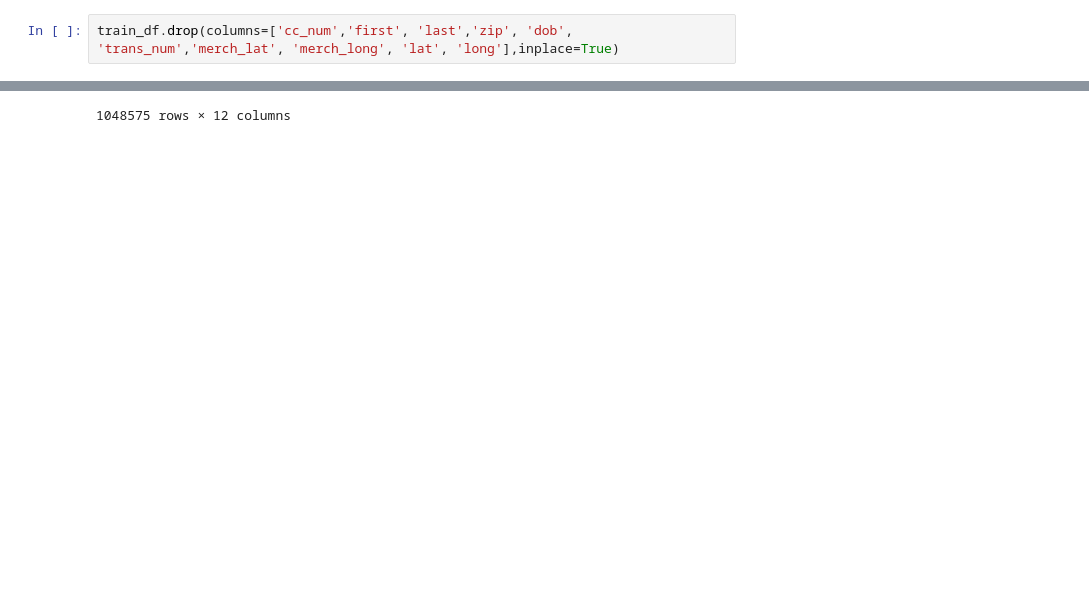
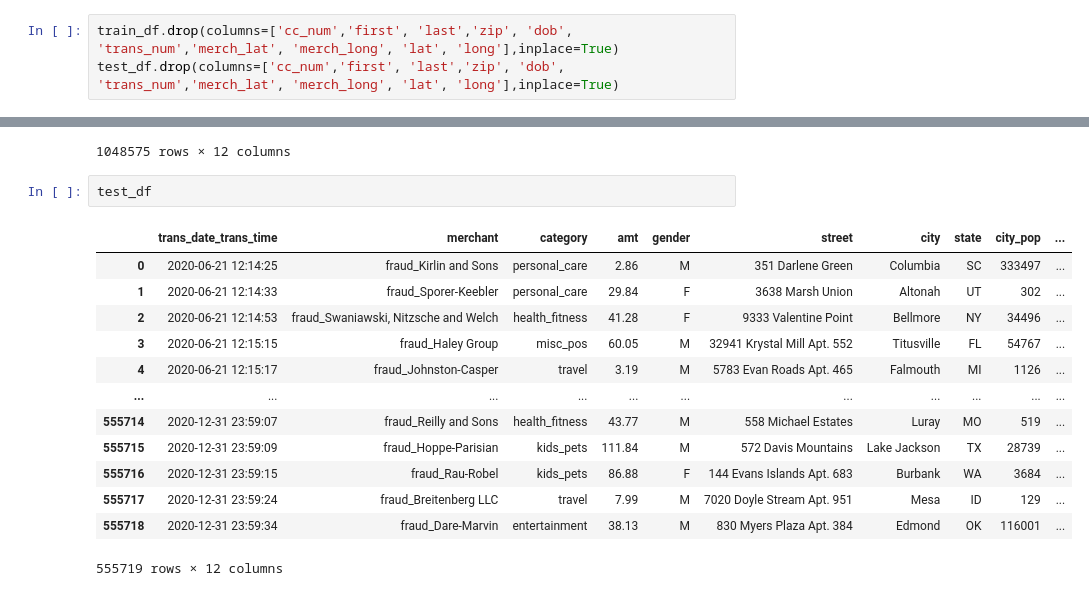
Before and after one commit to SUSHANT-REGMI/CodSoft, a Jupyter notebook: Credit Card Fraud Detection/CreditCardFraudDetection.ipynb, the cells around one changed output, grey strips where cells are left out. Drawn from its saved outputs; the diff is of its cells as text; blank space fills up the shorter version.

```diff
--- a/Credit Card Fraud Detection/CreditCardFraudDetection.ipynb
+++ b/Credit Card Fraud Detection/CreditCardFraudDetection.ipynb
@@ -82,6 +83,7 @@ print(train_df.duplicated().sum())
 #### There are way too many unnecessary attributes in the dataset, so we'll remove all of them at first before visualizing
 # %%
 train_df.drop(columns=['cc_num','first', 'last','zip', 'dob', 'trans_num','merch_lat', 'merch_long', 'lat', 'long'],inplace=True)
+test_df.drop(columns=['cc_num','first', 'last','zip', 'dob', 'trans_num','merch_lat', 'merch_long', 'lat', 'long'],inplace=True)
 # %%
 train_df
 # %% [output]
@@ -98,3 +100,19 @@ train_df
 | 1048573 | 3/10/2020 16:08 | fraud_Thompson-Gleason | health_fitness | 9.52 | F | 576 House Crossroad | West Sayville | NY | 4056 | ... |
 | 1048574 | 3/10/2020 16:08 | fraud_Buckridge PLC | misc_pos | 6.81 | F | 9345 Spencer Junctions Suite 183 | Alpharetta | GA | 165556 | ... |
 1048575 rows × 12 columns
+# %%
+test_df
+# %% [output]
+|  | trans_date_trans_time | merchant | category | amt | gender | street | city | state | city_pop | ... |
+| 0 | 2020-06-21 12:14:25 | fraud_Kirlin and Sons | personal_care | 2.86 | M | 351 Darlene Green | Columbia | SC | 333497 | ... |
+| 1 | 2020-06-21 12:14:33 | fraud_Sporer-Keebler | personal_care | 29.84 | F | 3638 Marsh Union | Altonah | UT | 302 | ... |
+| 2 | 2020-06-21 12:14:53 | fraud_Swaniawski, Nitzsche and Welch | health_fitness | 41.28 | F | 9333 Valentine Point | Bellmore | NY | 34496 | ... |
+| 3 | 2020-06-21 12:15:15 | fraud_Haley Group | misc_pos | 60.05 | M | 32941 Krystal Mill Apt. 552 | Titusville | FL | 54767 | ... |
+| 4 | 2020-06-21 12:15:17 | fraud_Johnston-Casper | travel | 3.19 | M | 5783 Evan Roads Apt. 465 | Falmouth | MI | 1126 | ... |
+| ... | ... | ... | ... | ... | ... | ... | ... | ... | ... | ... |
+| 555714 | 2020-12-31 23:59:07 | fraud_Reilly and Sons | health_fitness | 43.77 | M | 558 Michael Estates | Luray | MO | 519 | ... |
+| 555715 | 2020-12-31 23:59:09 | fraud_Hoppe-Parisian | kids_pets | 111.84 | M | 572 Davis Mountains | Lake Jackson | TX | 28739 | ... |
+| 555716 | 2020-12-31 23:59:15 | fraud_Rau-Robel | kids_pets | 86.88 | F | 144 Evans Islands Apt. 683 | Burbank | WA | 3684 | ... |
+| 555717 | 2020-12-31 23:59:24 | fraud_Breitenberg LLC | travel | 7.99 | M | 7020 Doyle Stream Apt. 951 | Mesa | ID | 129 | ... |
+| 555718 | 2020-12-31 23:59:34 | fraud_Dare-Marvin | entertainment | 38.13 | M | 830 Myers Plaza Apt. 384 | Edmond | OK | 116001 | ... |
+555719 rows × 12 columns
```
Also changed, not shown: parts of 8 cells of this notebook.
